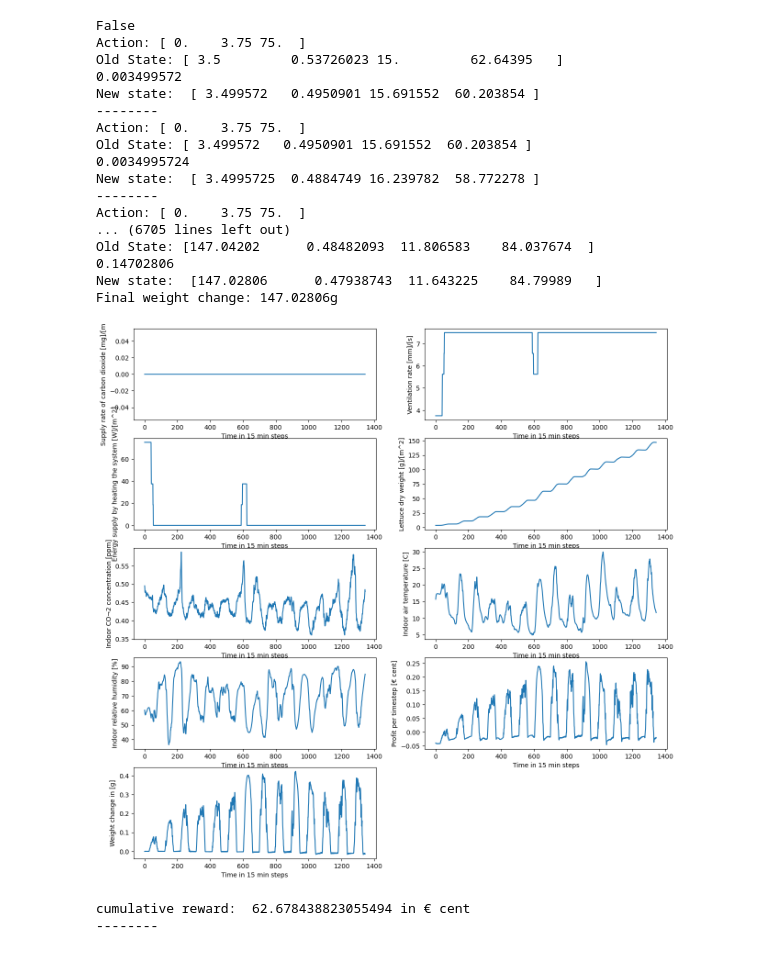
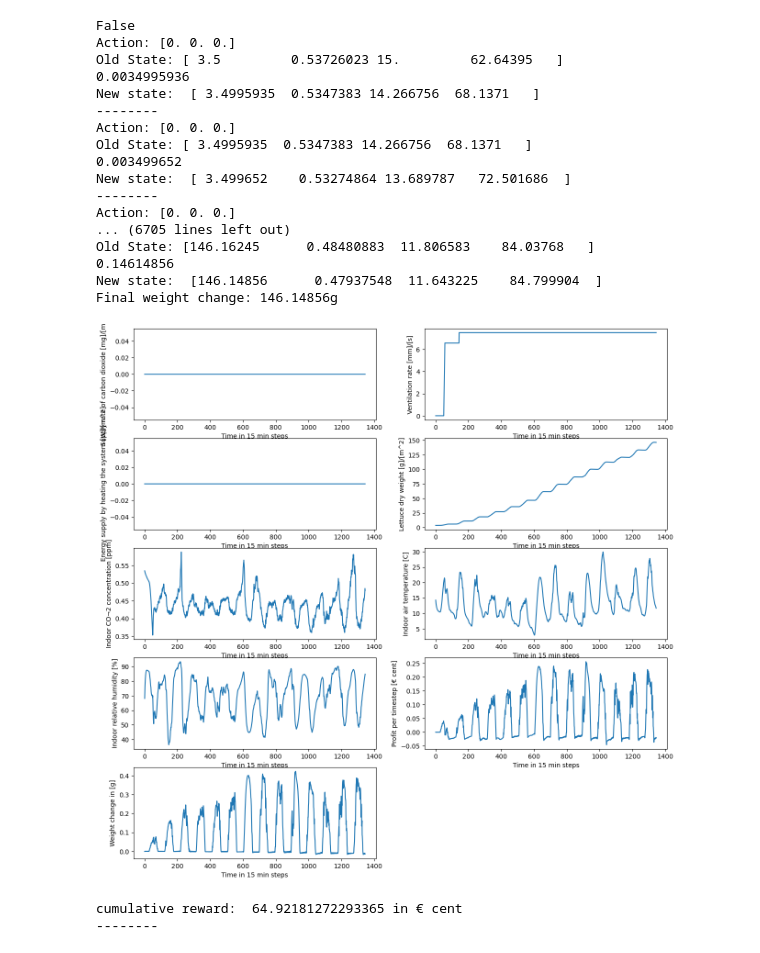
Before and after one commit to loganrower/Lettuce-Greenhouse-Production-Control, a Jupyter notebook: code/run_env_disc.ipynb, the cells around one changed output. Drawn from its saved outputs; the diff is of its cells as text; code cells hidden in the pictures.

```diff
--- a/code/run_env_disc.ipynb
+++ b/code/run_env_disc.ipynb
@@ -15,46 +15,46 @@ state = gh.reset()
 
 # now what we will do now that the timestep is set to 0 is start a loop
 ## This loop will continue until we have reached the timestep...
 done = gh.terminal_state()
 ## look at terminal state (should say not done)
 print(done) # CORRECT
 
 # Episode Trajectory:
 traj = []
 
 # Starting Action -> action_tune
 ## Based on the initial state we found the best starting actions to start out
 ## From this point we will utilize our policy in order to change our actions
 
-actions = np.array([-1.0,.0,.0])
+actions = np.array([-1.0,-1.0,-1.0])
 
 # Also have a cumulative reward metric so we can see how well it does...
 cum_reward = 0
 old_state = np.zeros(3)
 while not done:
     ## Step that takes current state, and the action and computes the next state
     new_state, reward, done, _ = gh.step(actions)
     # Then using the policy function we will take this new_state and the current action and compute the next action
     ## next action is based on the policy and is going to be the input into the step function...
     actions = gh.policy_function(new_state, actions)
 # %% [output]
 False
-Action: [ 0.    3.75 75.  ]
+Action: [0. 0. 0.]
 Old State: [ 3.5         0.53726023 15.         62.64395   ]
-0.003499572
-New state:  [ 3.499572   0.4950901 15.691552  60.203854 ]
+0.0034995936
+New state:  [ 3.4995935  0.5347383 14.266756  68.1371   ]
 --------
-Action: [ 0.    3.75 75.  ]
-Old State: [ 3.499572   0.4950901 15.691552  60.203854 ]
-0.0034995724
-New state:  [ 3.4995725  0.4884749 16.239782  58.772278 ]
+Action: [0. 0. 0.]
+Old State: [ 3.4995935  0.5347383 14.266756  68.1371   ]
+0.003499652
+New state:  [ 3.499652    0.53274864 13.689787   72.501686  ]
 --------
-Action: [ 0.    3.75 75.  ]
+Action: [0. 0. 0.]
 ... (6705 lines left out)
-Old State: [147.04202      0.48482093  11.806583    84.037674  ]
-0.14702806
-New state:  [147.02806      0.47938743  11.643225    84.79989   ]
-Final weight change: 147.02806g
+Old State: [146.16245      0.48480883  11.806583    84.03768   ]
+0.14614856
+New state:  [146.14856      0.47937548  11.643225    84.799904  ]
+Final weight change: 146.14856g
-[figure, old version]
+[figure, new version]
-cumulative reward:  62.678438823055494 in € cent
+cumulative reward:  64.92181272293365 in € cent
 --------
```
Also changed, not shown: 1 other file.
